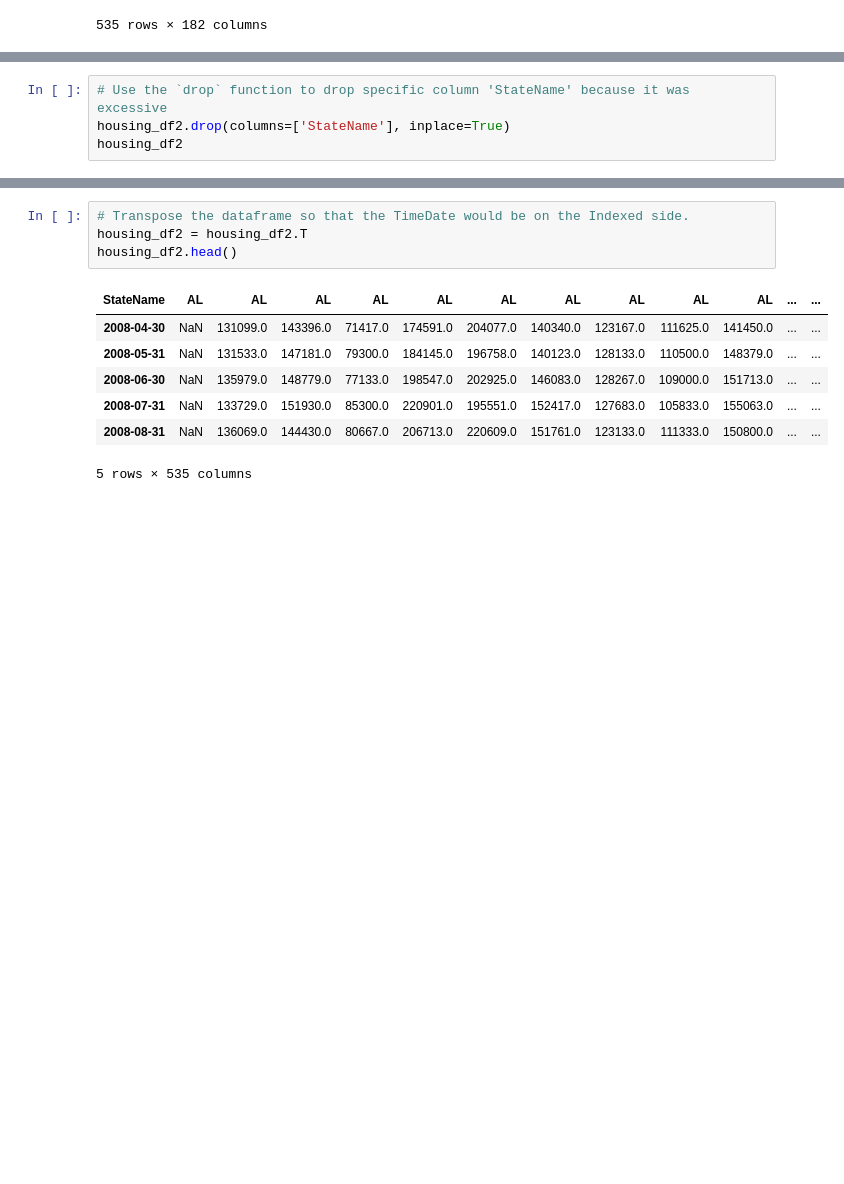
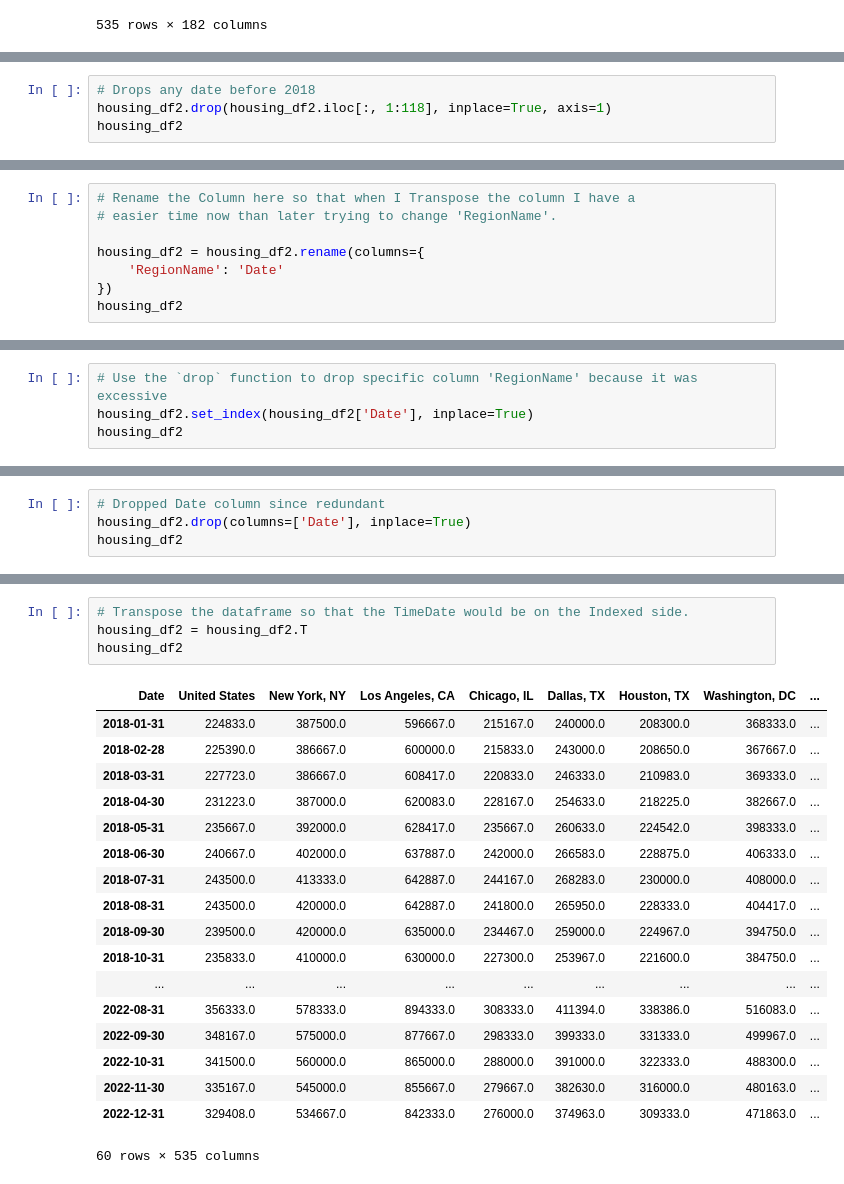
Before and after one commit to viswaballa/project-X-, a Jupyter notebook: Home index price.ipynb, the cells around one changed output, grey strips where cells are left out. Drawn from its saved outputs; the diff is of its cells as text; blank space fills up the shorter version.

Commit message:
Finished Home Index Price data cleanse / making graph

```diff
--- a/Home index price.ipynb
+++ b/Home index price.ipynb
@@ -46 +44,5 @@ housing_df2
 535 rows × 178 columns
+# %%
+# Drops any date before 2018
+housing_df2.drop(housing_df2.iloc[:, 1:118], inplace=True, axis=1)
+housing_df2
@@ -47,5 +63,9 @@ housing_df2
 # %%
-# Use the `drop` function to drop specific column 'StateName' because it was excessive
-housing_df2.drop(columns=['StateName'], inplace=True)
+# Rename the Column here so that when I Transpose the column I have a
+# easier time now than later trying to change 'RegionName'.
+
+housing_df2 = housing_df2.rename(columns={
+    'RegionName': 'Date'
+})
 housing_df2
 # %% [output]
@@ -65,0 +85,4 @@ housing_df2
+# %%
+# Use the `drop` function to drop specific column 'RegionName' because it was excessive
+housing_df2.set_index(housing_df2['Date'], inplace=True)
+housing_df2
@@ -65,0 +104,4 @@ housing_df2
+# %%
+# Dropped Date column since redundant
+housing_df2.drop(columns=['Date'], inplace=True)
+housing_df2
@@ -66,12 +123,23 @@ housing_df2
 # %%
 # Transpose the dataframe so that the TimeDate would be on the Indexed side.
 housing_df2 = housing_df2.T
-housing_df2.head()
+housing_df2
 # %% [output]
-| StateName | AL | AL | AL | AL | AL | AL | AL | AL | AL | AL | ... | ... |
-| 2008-04-30 | NaN | 131099.0 | 143396.0 | 71417.0 | 174591.0 | 204077.0 | 140340.0 | 123167.0 | 111625.0 | 141450.0 | ... | ... |
-| 2008-05-31 | NaN | 131533.0 | 147181.0 | 79300.0 | 184145.0 | 196758.0 | 140123.0 | 128133.0 | 110500.0 | 148379.0 | ... | ... |
-| 2008-06-30 | NaN | 135979.0 | 148779.0 | 77133.0 | 198547.0 | 202925.0 | 146083.0 | 128267.0 | 109000.0 | 151713.0 | ... | ... |
-| 2008-07-31 | NaN | 133729.0 | 151930.0 | 85300.0 | 220901.0 | 195551.0 | 152417.0 | 127683.0 | 105833.0 | 155063.0 | ... | ... |
-| 2008-08-31 | NaN | 136069.0 | 144430.0 | 80667.0 | 206713.0 | 220609.0 | 151761.0 | 123133.0 | 111333.0 | 150800.0 | ... | ... |
+| Date | United States | New York, NY | Los Angeles, CA | Chicago, IL | Dallas, TX | Houston, TX | Washington, DC | ... |
+| 2018-01-31 | 224833.0 | 387500.0 | 596667.0 | 215167.0 | 240000.0 | 208300.0 | 368333.0 | ... |
+| 2018-02-28 | 225390.0 | 386667.0 | 600000.0 | 215833.0 | 243000.0 | 208650.0 | 367667.0 | ... |
+| 2018-03-31 | 227723.0 | 386667.0 | 608417.0 | 220833.0 | 246333.0 | 210983.0 | 369333.0 | ... |
+| 2018-04-30 | 231223.0 | 387000.0 | 620083.0 | 228167.0 | 254633.0 | 218225.0 | 382667.0 | ... |
+| 2018-05-31 | 235667.0 | 392000.0 | 628417.0 | 235667.0 | 260633.0 | 224542.0 | 398333.0 | ... |
+| 2018-06-30 | 240667.0 | 402000.0 | 637887.0 | 242000.0 | 266583.0 | 228875.0 | 406333.0 | ... |
+| 2018-07-31 | 243500.0 | 413333.0 | 642887.0 | 244167.0 | 268283.0 | 230000.0 | 408000.0 | ... |
+| 2018-08-31 | 243500.0 | 420000.0 | 642887.0 | 241800.0 | 265950.0 | 228333.0 | 404417.0 | ... |
+| 2018-09-30 | 239500.0 | 420000.0 | 635000.0 | 234467.0 | 259000.0 | 224967.0 | 394750.0 | ... |
+| 2018-10-31 | 235833.0 | 410000.0 | 630000.0 | 227300.0 | 253967.0 | 221600.0 | 384750.0 | ... |
+| ... | ... | ... | ... | ... | ... | ... | ... | ... |
+| 2022-08-31 | 356333.0 | 578333.0 | 894333.0 | 308333.0 | 411394.0 | 338386.0 | 516083.0 | ... |
+| 2022-09-30 | 348167.0 | 575000.0 | 877667.0 | 298333.0 | 399333.0 | 331333.0 | 499967.0 | ... |
+| 2022-10-31 | 341500.0 | 560000.0 | 865000.0 | 288000.0 | 391000.0 | 322333.0 | 488300.0 | ... |
+| 2022-11-30 | 335167.0 | 545000.0 | 855667.0 | 279667.0 | 382630.0 | 316000.0 | 480163.0 | ... |
+| 2022-12-31 | 329408.0 | 534667.0 | 842333.0 | 276000.0 | 374963.0 | 309333.0 | 471863.0 | ... |
-5 rows × 535 columns
+60 rows × 535 columns
```
Also changed, not shown: parts of 9 cells of this notebook.
